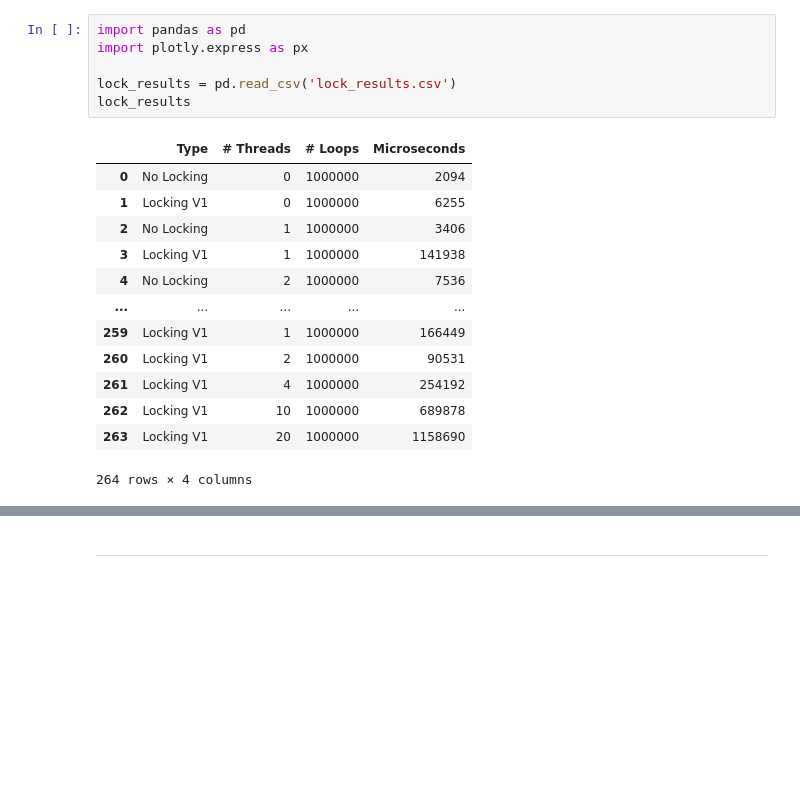
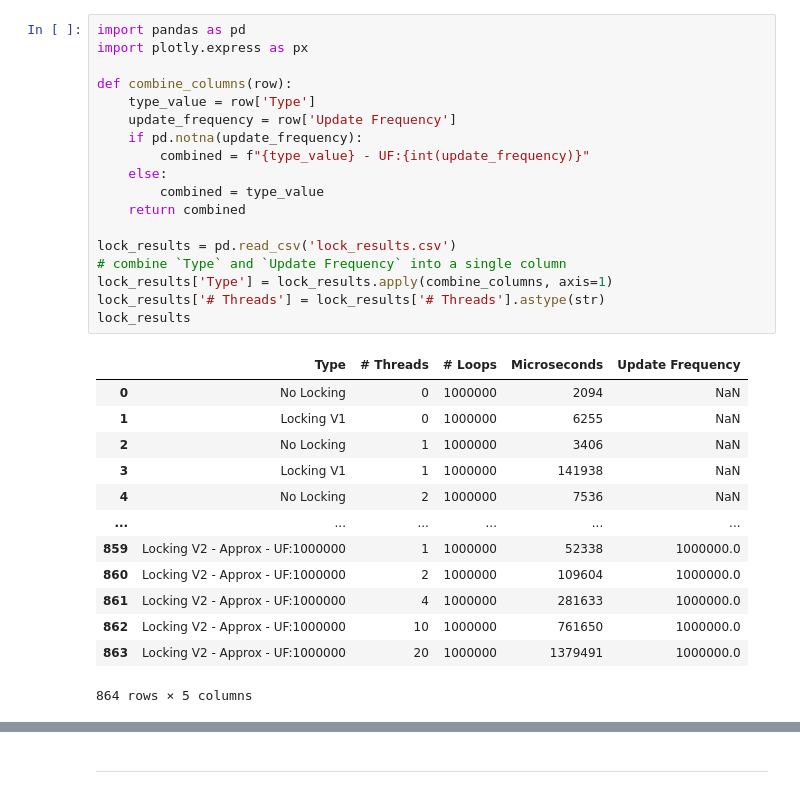
Before and after one commit to shane-kercheval/ostep-homework, a Jupyter notebook: homework/locks_analysis.ipynb, the cells around one changed output, grey strips where cells are left out. Cells and saved outputs as stored; diff of their text form; blank space fills up the shorter version.

```diff
--- a/homework/locks_analysis.ipynb
+++ b/homework/locks_analysis.ipynb
@@ -1,23 +1,35 @@
-# %%
-import pandas as pd
-import plotly.express as px
-
-lock_results = pd.read_csv('lock_results.csv')
-lock_results
-# %% [output]
-|  | Type | # Threads | # Loops | Microseconds |
-| 0 | No Locking | 0 | 1000000 | 2094 |
-| 1 | Locking V1 | 0 | 1000000 | 6255 |
-| 2 | No Locking | 1 | 1000000 | 3406 |
-| 3 | Locking V1 | 1 | 1000000 | 141938 |
-| 4 | No Locking | 2 | 1000000 | 7536 |
-| ... | ... | ... | ... | ... |
-| 259 | Locking V1 | 1 | 1000000 | 166449 |
-| 260 | Locking V1 | 2 | 1000000 | 90531 |
-| 261 | Locking V1 | 4 | 1000000 | 254192 |
-| 262 | Locking V1 | 10 | 1000000 | 689878 |
-| 263 | Locking V1 | 20 | 1000000 | 1158690 |
-264 rows × 4 columns
+# %%
+import pandas as pd
+import plotly.express as px
+
+def combine_columns(row):
+    type_value = row['Type']
+    update_frequency = row['Update Frequency']
+    if pd.notna(update_frequency):
+        combined = f"{type_value} - UF:{int(update_frequency)}"
+    else:
+        combined = type_value
+    return combined
+
+lock_results = pd.read_csv('lock_results.csv')
+# combine `Type` and `Update Frequency` into a single column
+lock_results['Type'] = lock_results.apply(combine_columns, axis=1)
+lock_results['# Threads'] = lock_results['# Threads'].astype(str)
+lock_results
+# %% [output]
+|  | Type | # Threads | # Loops | Microseconds | Update Frequency |
+| 0 | No Locking | 0 | 1000000 | 2094 | NaN |
+| 1 | Locking V1 | 0 | 1000000 | 6255 | NaN |
+| 2 | No Locking | 1 | 1000000 | 3406 | NaN |
+| 3 | Locking V1 | 1 | 1000000 | 141938 | NaN |
+| 4 | No Locking | 2 | 1000000 | 7536 | NaN |
+| ... | ... | ... | ... | ... | ... |
+| 859 | Locking V2 - Approx - UF:1000000 | 1 | 1000000 | 52338 | 1000000.0 |
+| 860 | Locking V2 - Approx - UF:1000000 | 2 | 1000000 | 109604 | 1000000.0 |
+| 861 | Locking V2 - Approx - UF:1000000 | 4 | 1000000 | 281633 | 1000000.0 |
+| 862 | Locking V2 - Approx - UF:1000000 | 10 | 1000000 | 761650 | 1000000.0 |
+| 863 | Locking V2 - Approx - UF:1000000 | 20 | 1000000 | 1379491 | 1000000.0 |
+864 rows × 5 columns
 # %%
 fig = px.box(
     data_frame=lock_results,
```
Also changed, not shown: parts of 3 cells of this notebook, 4 other files.
